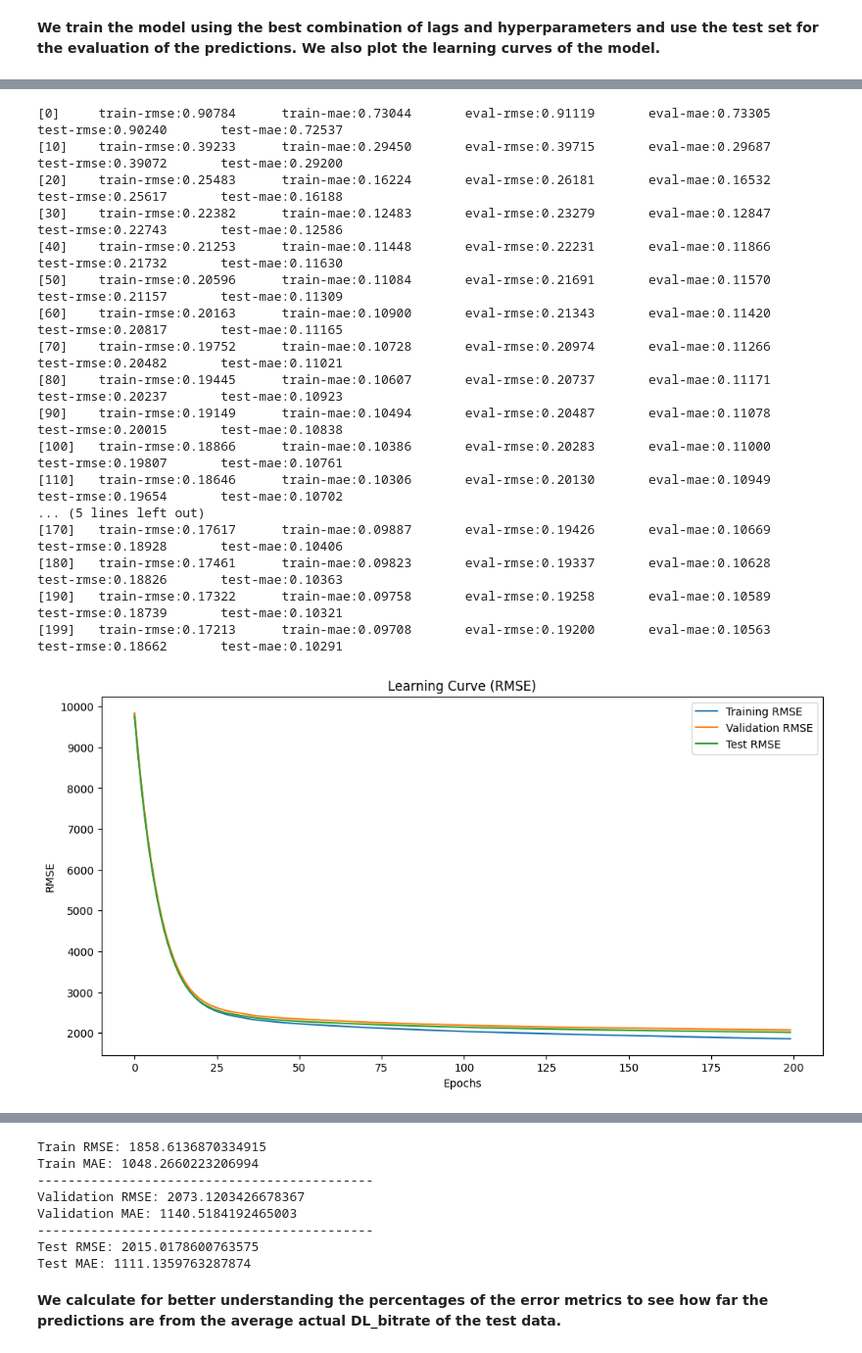
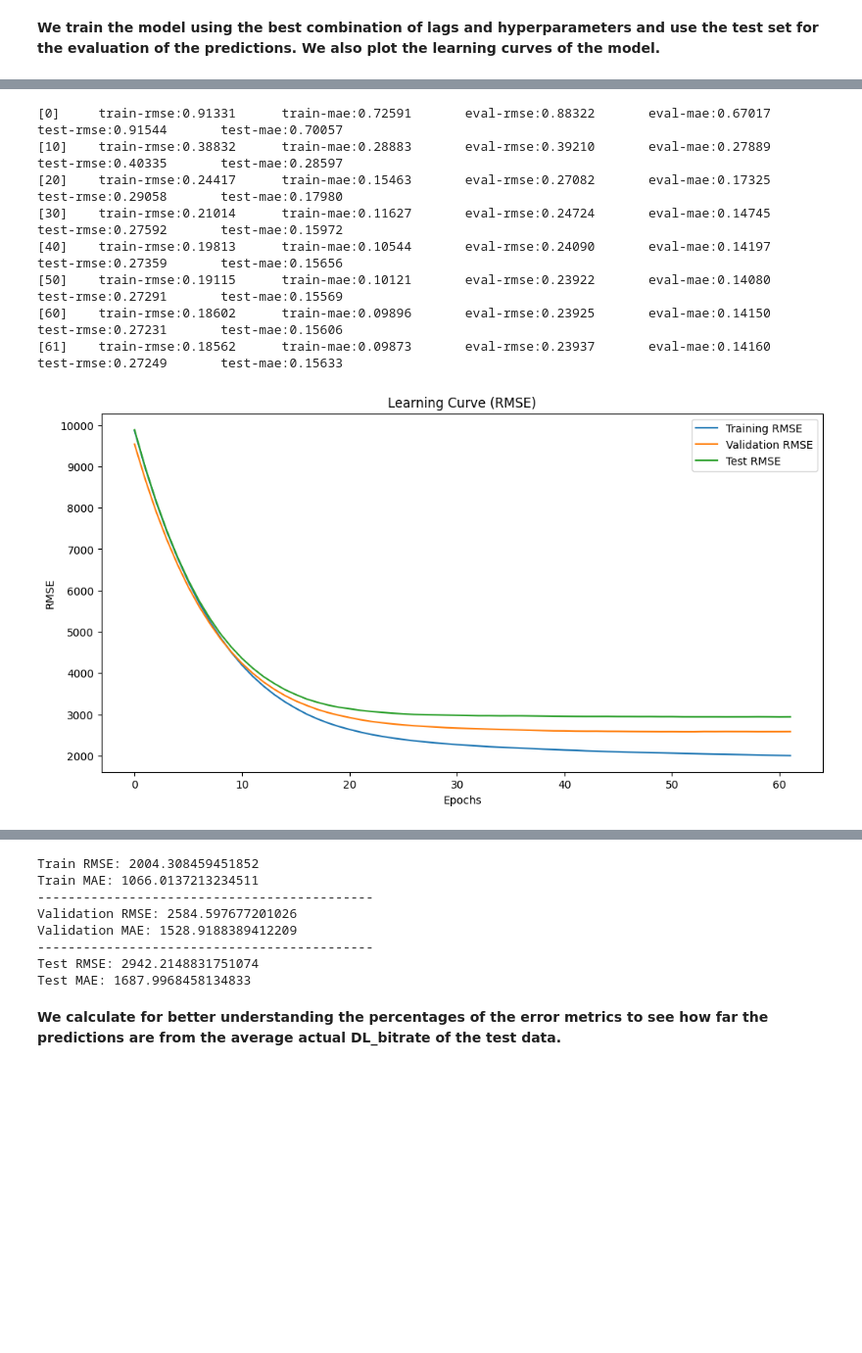
Before and after one commit to miltiadiss/CEID_NE577-5G-Architectures-Technologies-Applications-and-Key-Performance-Indexes, a Jupyter notebook: Code/XGBoost_Regressor_with_XAI.ipynb, the cells around one changed output, grey strips where cells are left out. Shown at 98% size. Drawn from its saved outputs; the diff is of its cells as text; code cells hidden in the pictures; blank space fills up the shorter version.

```diff
--- a/Code/XGBoost_Regressor_with_XAI.ipynb
+++ b/Code/XGBoost_Regressor_with_XAI.ipynb
@@ -213,7 +214,7 @@ best_num_lags = 10  # Όπως βρήκαμε από τα αποτελέσματ
 df_lagged = create_lagged_features(df, features, best_num_lags, lag_interval=60)
 
 # Διαχωρισμός χαρακτηριστικών και στόχου
-X = df_lagged.drop(columns=["Timestamp", "DL_bitrate"])
+X = df_lagged.drop(columns=[ "DL_bitrate"])
 y = df_lagged["DL_bitrate"]
 
 # --- Δημιουργία scalers για κανονικοποίηση
@@ -227,8 +228,8 @@ X_scaled = scaler_X.fit_transform(X)
 y_scaled = scaler_y.fit_transform(y.values.reshape(-1, 1)).flatten()
 
 # Διαχωρισμός δεδομένων
-X_train, X_temp, y_train, y_temp = train_test_split(X_scaled, y_scaled, test_size=0.3, random_state=42)
-X_val, X_test, y_val, y_test = train_test_split(X_temp, y_temp, test_size=0.5, random_state=42)
+X_train, X_temp, y_train, y_temp = train_test_split(X_scaled, y_scaled, test_size=0.3, random_state=42,shuffle=False)
+X_val, X_test, y_val, y_test = train_test_split(X_temp, y_temp, test_size=0.5, random_state=42,shuffle=False)
 
 # Δημιουργία του τελικού μοντέλου με τις καλύτερες υπερπαραμέτρους
 final_model = xgb.XGBRegressor(
@@ -297,8 +298,8 @@ X_scaled = scaler_X.fit_transform(X)
 y_scaled = scaler_y.fit_transform(y.values.reshape(-1, 1)).flatten()
 
 # Διαχωρισμός δεδομένων σε train, validation και test sets
-X_train, X_temp, y_train, y_temp = train_test_split(X_scaled, y_scaled, test_size=0.3, random_state=42)
-X_val, X_test, y_val, y_test = train_test_split(X_temp, y_temp, test_size=0.5, random_state=42)
+X_train, X_temp, y_train, y_temp = train_test_split(X_scaled, y_scaled, test_size=0.3, random_state=42,shuffle=False)
+X_val, X_test, y_val, y_test = train_test_split(X_temp, y_temp, test_size=0.5, random_state=42,shuffle=False)
 
 # Δημιουργία DMatrix
 dtrain = xgb.DMatrix(X_train, label=y_train)
@@ -371,48 +372,39 @@ df.loc[len(df) - len(y_test_pred_denorm):, 'Predicted_DL_bitrate'] = y_test_pred
 
 # Υπολογισμός μετρικών απόδοσης στο training set
 y_train_pred = bst.predict(dtrain)
 y_train_pred_denorm = scaler_y.inverse_transform(y_train_pred.reshape(-1, 1)).flatten()
 
 train_rmse = np.sqrt(mean_squared_error(scaler_y.inverse_transform(y_train.reshape(-1, 1)), y_train_pred_denorm))
 train_mae = mean_absolute_error(scaler_y.inverse_transform(y_train.reshape(-1, 1)), y_train_pred_denorm)
 
 print(f"Train RMSE: {train_rmse}")
 print(f"Train MAE: {train_mae}")
 print("--------------------------------------------")
 
 # Υπολογισμός μετρικών απόδοσης στο validation set
 y_val_pred = bst.predict(dval)
 y_val_pred_denorm = scaler_y.inverse_transform(y_val_pred.reshape(-1, 1)).flatten()
 
 val_rmse = np.sqrt(mean_squared_error(scaler_y.inverse_transform(y_val.reshape(-1, 1)), y_val_pred_denorm))
 val_mae = mean_absolute_error(scaler_y.inverse_transform(y_val.reshape(-1, 1)), y_val_pred_denorm)
 
 print(f"Validation RMSE: {val_rmse}")
 print(f"Validation MAE: {val_mae}")
 print("--------------------------------------------")
 
 # Υπολογισμός μετρικών απόδοσης στο test set
 test_rmse = np.sqrt(mean_squared_error(scaler_y.inverse_transform(y_test.reshape(-1, 1)), y_test_pred_denorm))
 test_mae = mean_absolute_error(scaler_y.inverse_transform(y_test.reshape(-1, 1)), y_test_pred_denorm)
 
 print(f"Test RMSE: {test_rmse}")
 print(f"Test MAE: {test_mae}")
 # %% [output]
-[0]     train-rmse:0.90784      train-mae:0.73044       eval-rmse:0.91119       eval-mae:0.73305        test-rmse:0.90240       test-mae:0.72537
-[10]    train-rmse:0.39233      train-mae:0.29450       eval-rmse:0.39715       eval-mae:0.29687        test-rmse:0.39072       test-mae:0.29200
-[20]    train-rmse:0.25483      train-mae:0.16224       eval-rmse:0.26181       eval-mae:0.16532        test-rmse:0.25617       test-mae:0.16188
-[30]    train-rmse:0.22382      train-mae:0.12483       eval-rmse:0.23279       eval-mae:0.12847        test-rmse:0.22743       test-mae:0.12586
-[40]    train-rmse:0.21253      train-mae:0.11448       eval-rmse:0.22231       eval-mae:0.11866        test-rmse:0.21732       test-mae:0.11630
-[50]    train-rmse:0.20596      train-mae:0.11084       eval-rmse:0.21691       eval-mae:0.11570        test-rmse:0.21157       test-mae:0.11309
-[60]    train-rmse:0.20163      train-mae:0.10900       eval-rmse:0.21343       eval-mae:0.11420        test-rmse:0.20817       test-mae:0.11165
-[70]    train-rmse:0.19752      train-mae:0.10728       eval-rmse:0.20974       eval-mae:0.11266        test-rmse:0.20482       test-mae:0.11021
-[80]    train-rmse:0.19445      train-mae:0.10607       eval-rmse:0.20737       eval-mae:0.11171        test-rmse:0.20237       test-mae:0.10923
-[90]    train-rmse:0.19149      train-mae:0.10494       eval-rmse:0.20487       eval-mae:0.11078        test-rmse:0.20015       test-mae:0.10838
-[100]   train-rmse:0.18866      train-mae:0.10386       eval-rmse:0.20283       eval-mae:0.11000        test-rmse:0.19807       test-mae:0.10761
-[110]   train-rmse:0.18646      train-mae:0.10306       eval-rmse:0.20130       eval-mae:0.10949        test-rmse:0.19654       test-mae:0.10702
-... (5 lines left out)
-[170]   train-rmse:0.17617      train-mae:0.09887       eval-rmse:0.19426       eval-mae:0.10669        test-rmse:0.18928       test-mae:0.10406
-[180]   train-rmse:0.17461      train-mae:0.09823       eval-rmse:0.19337       eval-mae:0.10628        test-rmse:0.18826       test-mae:0.10363
-[190]   train-rmse:0.17322      train-mae:0.09758       eval-rmse:0.19258       eval-mae:0.10589        test-rmse:0.18739       test-mae:0.10321
-[199]   train-rmse:0.17213      train-mae:0.09708       eval-rmse:0.19200       eval-mae:0.10563        test-rmse:0.18662       test-mae:0.10291
+[0]     train-rmse:0.91331      train-mae:0.72591       eval-rmse:0.88322       eval-mae:0.67017        test-rmse:0.91544       test-mae:0.70057
+[10]    train-rmse:0.38832      train-mae:0.28883       eval-rmse:0.39210       eval-mae:0.27889        test-rmse:0.40335       test-mae:0.28597
+[20]    train-rmse:0.24417      train-mae:0.15463       eval-rmse:0.27082       eval-mae:0.17325        test-rmse:0.29058       test-mae:0.17980
+[30]    train-rmse:0.21014      train-mae:0.11627       eval-rmse:0.24724       eval-mae:0.14745        test-rmse:0.27592       test-mae:0.15972
+[40]    train-rmse:0.19813      train-mae:0.10544       eval-rmse:0.24090       eval-mae:0.14197        test-rmse:0.27359       test-mae:0.15656
+[50]    train-rmse:0.19115      train-mae:0.10121       eval-rmse:0.23922       eval-mae:0.14080        test-rmse:0.27291       test-mae:0.15569
+[60]    train-rmse:0.18602      train-mae:0.09896       eval-rmse:0.23925       eval-mae:0.14150        test-rmse:0.27231       test-mae:0.15606
+[61]    train-rmse:0.18562      train-mae:0.09873       eval-rmse:0.23937       eval-mae:0.14160        test-rmse:0.27249       test-mae:0.15633
-[figure, old version]
+[figure, new version]
@@ -420,11 +412,11 @@ print(f"Test MAE: {test_mae}")
-Train RMSE: 1858.6136870334915
-Train MAE: 1048.2660223206994
+Train RMSE: 2004.308459451852
+Train MAE: 1066.0137213234511
 --------------------------------------------
-Validation RMSE: 2073.1203426678367
-Validation MAE: 1140.5184192465003
+Validation RMSE: 2584.597677201026
+Validation MAE: 1528.9188389412209
 --------------------------------------------
-Test RMSE: 2015.0178600763575
-Test MAE: 1111.1359763287874
+Test RMSE: 2942.2148831751074
+Test MAE: 1687.9968458134833
 # %% [markdown]
 **We calculate for better understanding the percentages of the error metrics to see how far the predictions are from the average actual DL_bitrate of the test data.**
 # %%
```
Also changed, not shown: parts of 7 cells of this notebook.
